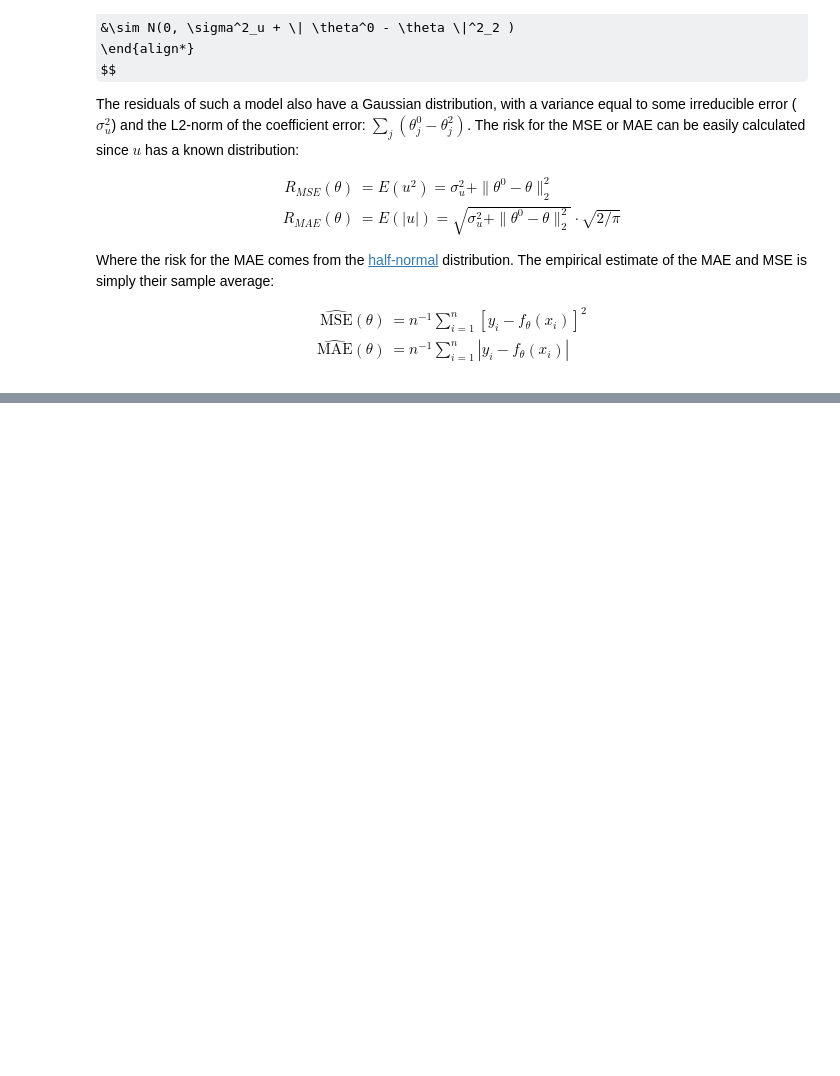
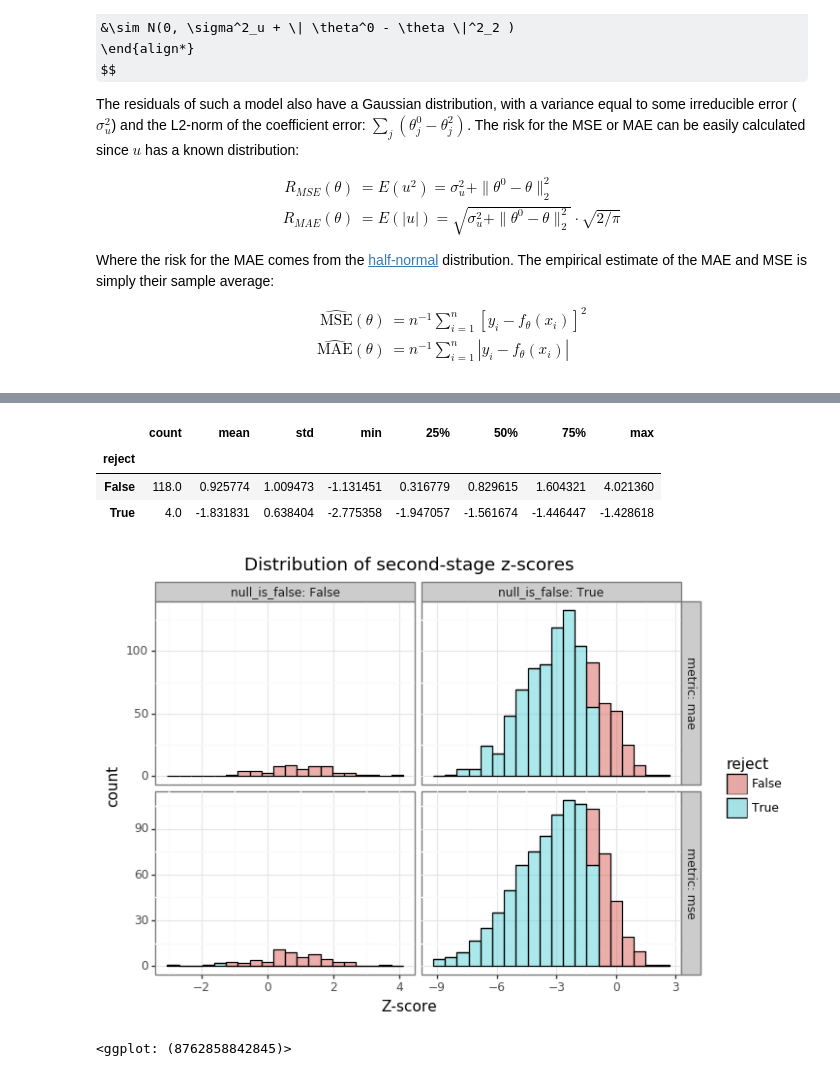
Before and after one commit to erikdrysdale/erikdrysdale.github.io, a Jupyter notebook: _rmd/extra_regression/power_for_regression_metrics.ipynb, the cells around one changed output, grey strips where cells are left out. Saved outputs shown, nothing was run; the diff lists cells and outputs as text; code cells hidden in the pictures; some formulas as TeX source; blank space fills up the shorter version.

Commit message:
adding power example

```diff
--- a/_rmd/extra_regression/power_for_regression_metrics.ipynb
+++ b/_rmd/extra_regression/power_for_regression_metrics.ipynb
@@ -312,7 +319,8 @@ def dgp_yX(n,p,t0=1,sig2=1,theta0=None):
     return y, X, theta0
 
 np.random.seed(seed)
-n, p, t0, sig2 = 100, 20, 0.5, t0**2*p
+n, p, t0 = 100, 20, 0.5
+sig2 = t0**2*p
 nsim = 250
 holder = []
 for ii in range(nsim):
@@ -428,0 +556,12 @@ Throughout this post we will use both the MAE and MSE as possible statistics of
+# %%
+df_sim = pd.concat(holder).rename_axis('idx').reset_index()
+# df_sim.to_csv('df_sim',index=False)
+# df_sim = pd.read_csv('df_sim.csv')
+
+dat_coverage = df_sim.melt('idx',['mse_gt','mse_null','mae_gt','mae_null'],'tmp')
+dat_coverage = dat_coverage.assign(metric=lambda x: x.tmp.str.split('_',2,True).iloc[:,0],
+              tt=lambda x: x.tmp.str.split('_',2,True).iloc[:,1]).drop(columns=['tmp'])
+dat_coverage = dat_coverage.pivot_table('value',['idx','metric'],'tt').reset_index()
+dat_coverage = dat_coverage.assign(null_is_false=lambda x: x['null'] > x['gt'])
+print(dat_coverage.groupby(['metric']).null_is_false.mean().reset_index())
+print(norm.cdf(k))
@@ -428,0 +573,8 @@ Throughout this post we will use both the MAE and MSE as possible statistics of
+# %%
+dat_power = df_sim.melt(['idx','crit'],['z_mse','z_mae'],'metric')
+dat_power = dat_power.assign(reject=lambda x: x.value < x.crit, metric=lambda x: x.metric.str.replace('z_',''))
+dat_power = dat_power.merge(dat_coverage[['idx','metric','null_is_false']],'left',['idx','metric'])
+dat_power.head()
+
+print(dat_power.groupby(['metric','null_is_false']).reject.apply(lambda x: pd.Series({'mu':x.mean(),'n':x.shape[0]})))
+print(dat_power.groupby(['metric']).null_is_false.mean())
@@ -428,0 +596,18 @@ Throughout this post we will use both the MAE and MSE as possible statistics of
+# %%
+dat_power.query('null_is_false==False').groupby('reject').value.describe()
+# %% [output]
+|  | count | mean | std | min | 25% | 50% | 75% | max |
+| reject |  |  |  |  |  |  |  |  |
+| False | 118.0 | 0.925774 | 1.009473 | -1.131451 | 0.316779 | 0.829615 | 1.604321 | 4.021360 |
+| True | 4.0 | -1.831831 | 0.638404 | -2.775358 | -1.947057 | -1.561674 | -1.446447 | -1.428618 |
+# %%
+plotnine.options.figure_size = (7, 5)
+gg_zdist = (ggplot(dat_power, aes(x='value',fill='reject')) + theme_bw() +
+            geom_histogram(alpha=0.5,bins=20,color='black') +
+            facet_grid('metric~null_is_false',labeller=label_both,scales='free') +
+            labs(x='Z-score') +
+            ggtitle('Distribution of second-stage z-scores'))
+gg_zdist
+# %% [output]
+[figure, added]
+<ggplot: (8762858842845)>
```
Also changed, not shown: parts of 20 cells of this notebook.
